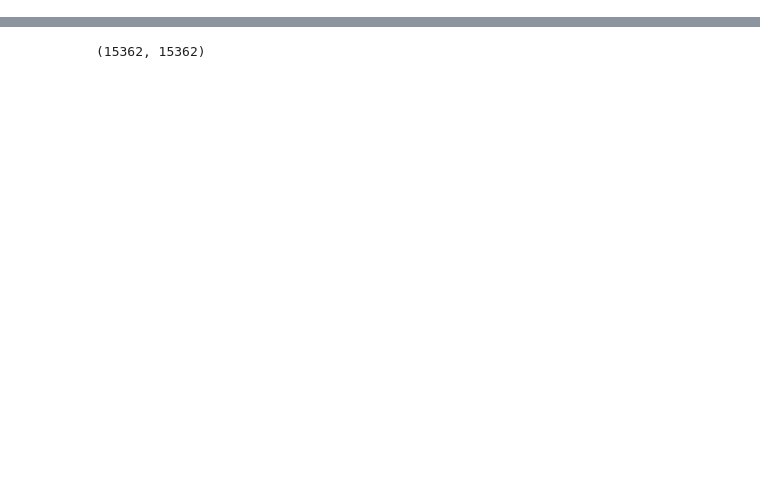
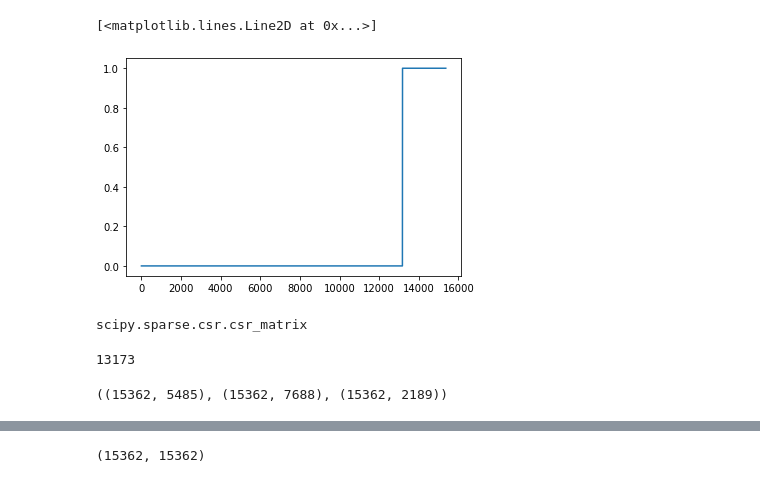
Before and after one commit to wid0gast/LPA-node-classification, a Jupyter notebook: torch_src/rough.ipynb, the cells around one changed output, grey strips where cells are left out. Drawn from its saved outputs; the diff is of its cells as text; code cells hidden in the pictures; blank space fills up the shorter version.

```diff
--- a/torch_src/rough.ipynb
+++ b/torch_src/rough.ipynb
@@ -8,0 +37,13 @@ adj, adj_n, features, y_train, y_val, y_test, train_mask, val_mask, test_mask, t
+# %%
+plt.plot(y_test.sum(axis=1))
+# %% [output]
+[<matplotlib.lines.Line2D at 0x...>]
+[figure, added]
+# %%
+type(adj)
+# %% [output]
+scipy.sparse.csr.csr_matrix
+# %%
+vocab_size + train_size
+# %% [output]
+13173
@@ -8,0 +54,4 @@ adj, adj_n, features, y_train, y_val, y_test, train_mask, val_mask, test_mask, t
+# %%
+harr[0].shape, harr[1].shape, harr[2].shape
+# %% [output]
+((15362, 5485), (15362, 7688), (15362, 2189))
```
Also changed, not shown: parts of 23 cells of this notebook, 1 other file.
